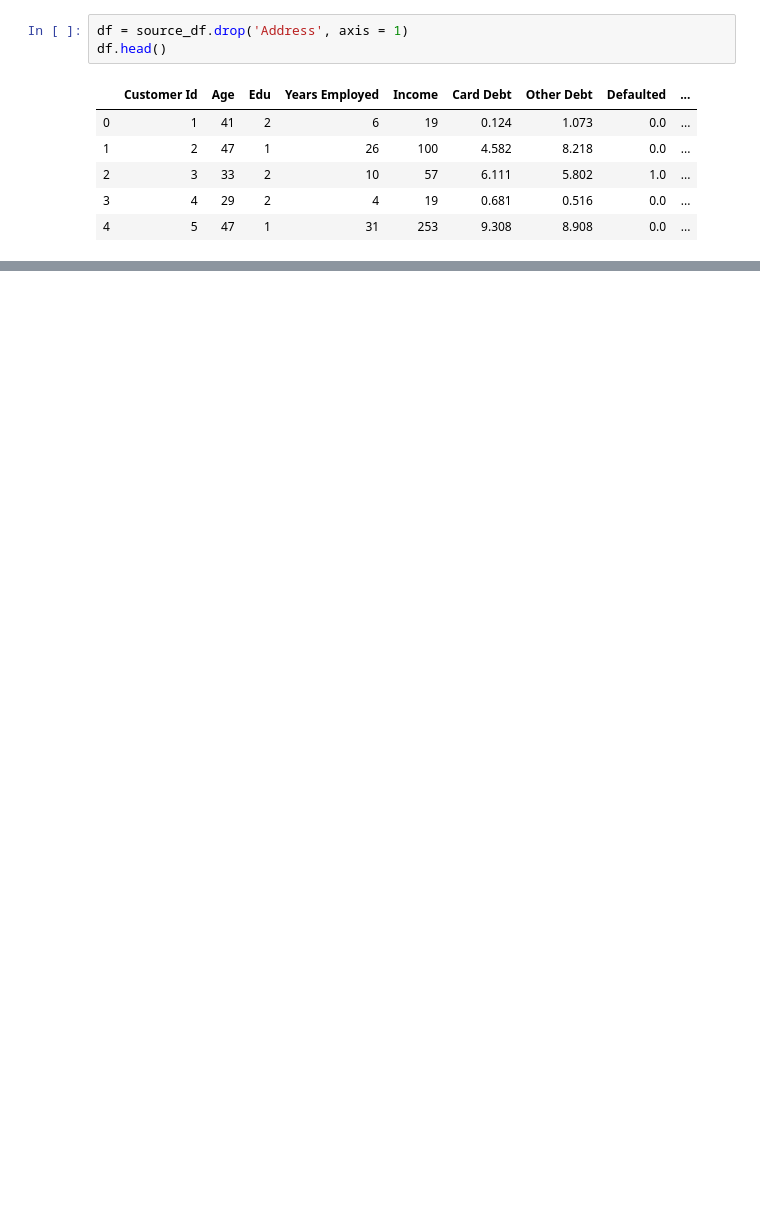
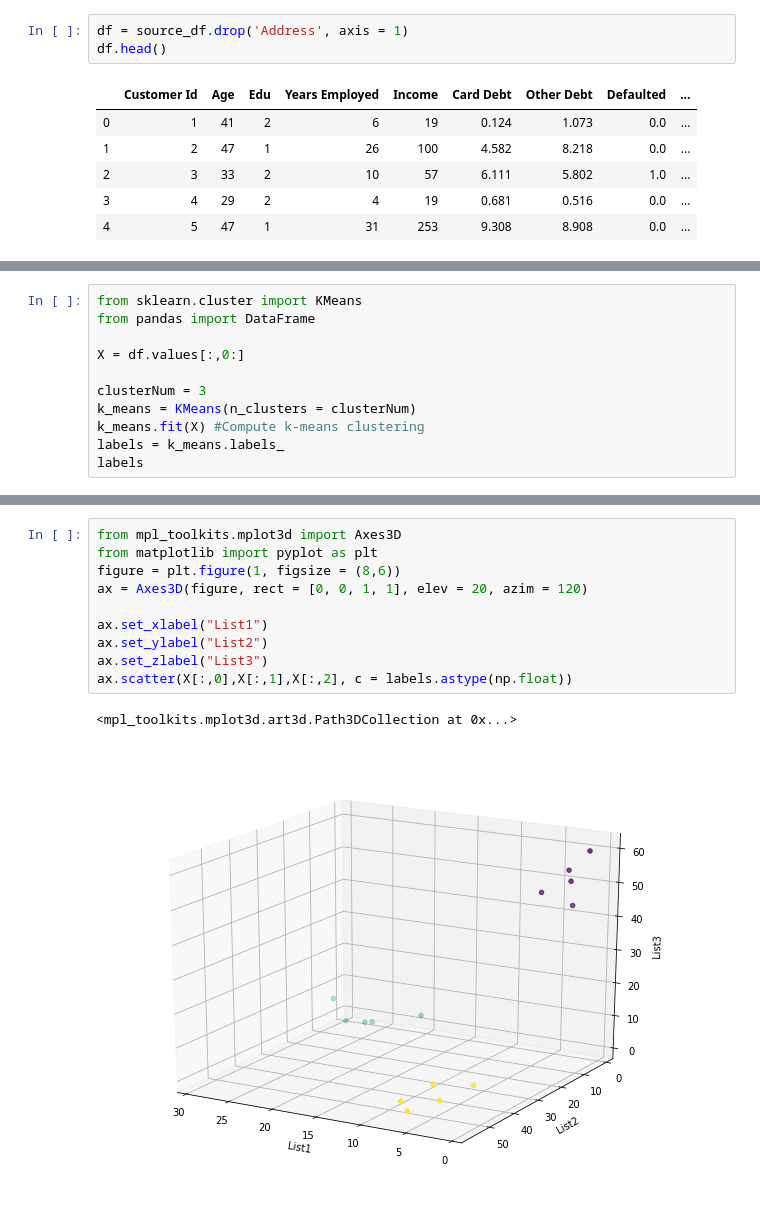
Before and after one commit to BrushkouMatvey/SA, a Jupyter notebook: lab4/lab4.ipynb, the cells around one changed output, grey strips where cells are left out. Saved outputs shown, nothing was run; the diff lists cells and outputs as text; blank space fills up the shorter version.

```diff
--- a/lab4/lab4.ipynb
+++ b/lab4/lab4.ipynb
@@ -98,0 +274,11 @@ ax.scatter(X[:,1],X[:,0],X[:,3], c = labels.astype(np.float))
+# %%
+from sklearn.cluster import KMeans
+from pandas import DataFrame
+
+X = df.values[:,0:]
+
+clusterNum = 3
+k_means = KMeans(n_clusters = clusterNum)
+k_means.fit(X) #Compute k-means clustering
+labels = k_means.labels_
+labels
@@ -98,0 +307,13 @@ ax.scatter(X[:,1],X[:,0],X[:,3], c = labels.astype(np.float))
+# %%
+from mpl_toolkits.mplot3d import Axes3D
+from matplotlib import pyplot as plt
+figure = plt.figure(1, figsize = (8,6))
+ax = Axes3D(figure, rect = [0, 0, 1, 1], elev = 20, azim = 120)
+
+ax.set_xlabel("List1")
+ax.set_ylabel("List2")
+ax.set_zlabel("List3")
+ax.scatter(X[:,0],X[:,1],X[:,2], c = labels.astype(np.float))
+# %% [output]
+<mpl_toolkits.mplot3d.art3d.Path3DCollection at 0x...>
+[figure, added]
```
Also changed, not shown: parts of 18 cells of this notebook, 15 other files.
